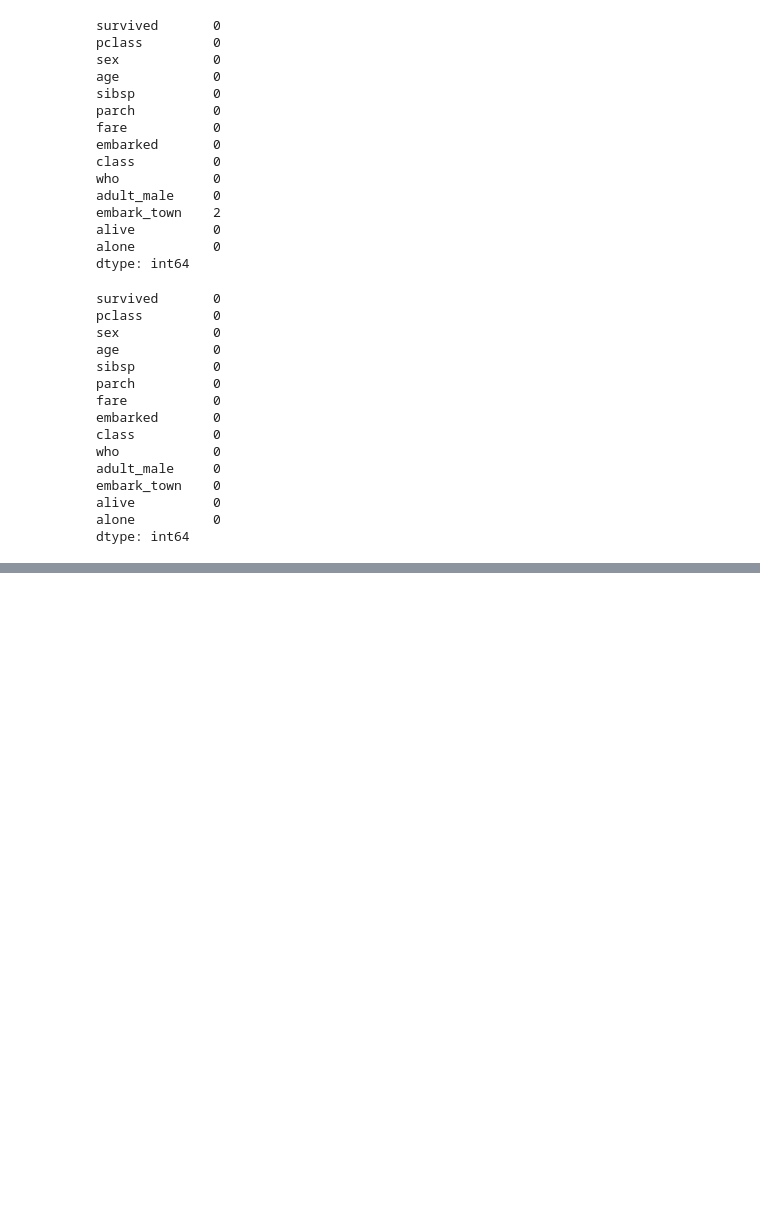
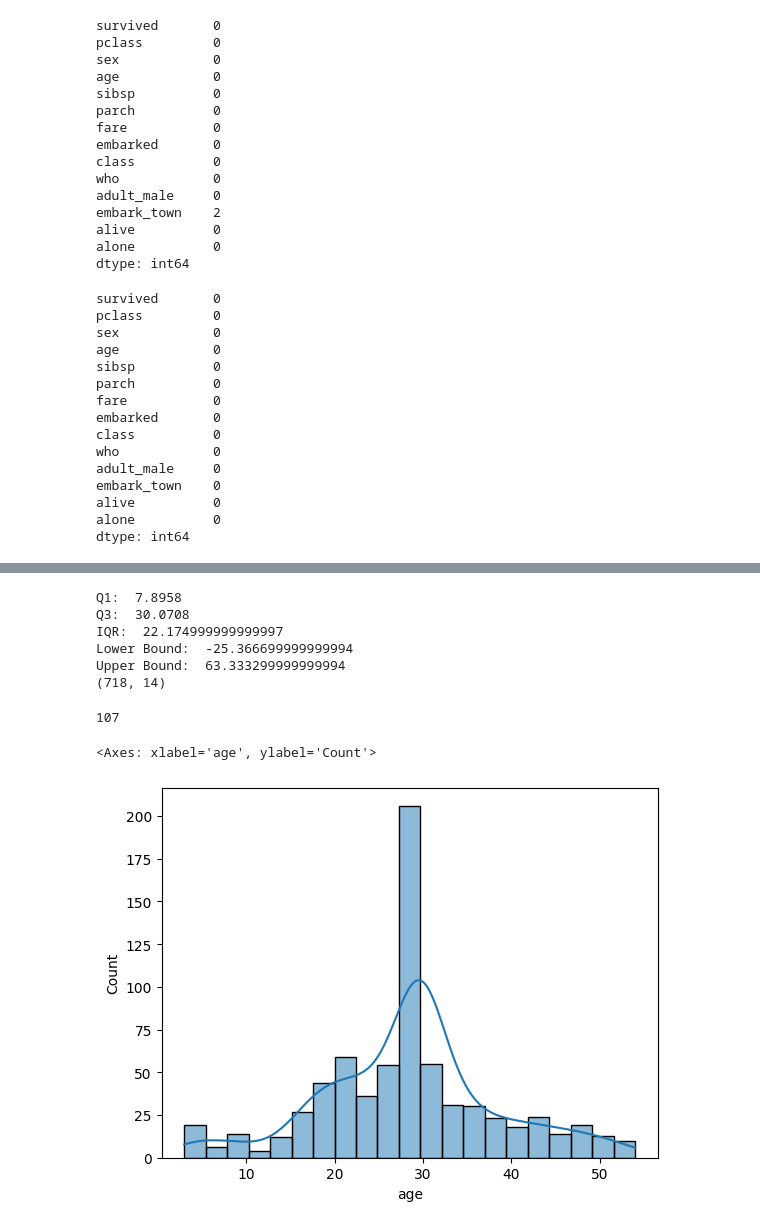
Before and after one commit to gak92/pkc2023, a Jupyter notebook: day_15_data_wrangling/data_wrangling.ipynb, the cells around one changed output, grey strips where cells are left out. Drawn from its saved outputs; the diff is of its cells as text; code cells hidden in the pictures; blank space fills up the shorter version.

```diff
--- a/day_15_data_wrangling/data_wrangling.ipynb
+++ b/day_15_data_wrangling/data_wrangling.ipynb
@@ -165,0 +205,33 @@ dtype: int64
+# %%
+# Now remove outliers from fare column
+
+Q1 = df['fare'].quantile(0.25)
+Q3 = df['fare'].quantile(0.75)
+IQR = Q3 - Q1
+
+print("Q1: ", Q1, "\nQ3: ", Q3, "\nIQR: ", IQR)
+
+lower_bound = Q1 - 1.5 * IQR
+upper_bound = Q3 + 1.5 * IQR
+
+print("Lower Bound: ", lower_bound, "\nUpper Bound: ", upper_bound)
+
+df = df[(df['fare'] > lower_bound) & (df['fare'] < upper_bound)]
+print(df.shape)
+# %% [output]
+Q1:  7.8958
+Q3:  30.0708
+IQR:  22.174999999999997
+Lower Bound:  -25.366699999999994
+Upper Bound:  63.333299999999994
+(718, 14)
+# %%
+# how many outliers removed from fare column
+825- 718
+# %% [output]
+107
+# %%
+sns.histplot(data=df, x='age', kde=True)
+# %% [output]
+<Axes: xlabel='age', ylabel='Count'>
+[figure, added]
```
Also changed, not shown: parts of 18 cells of this notebook, 1 other file.
